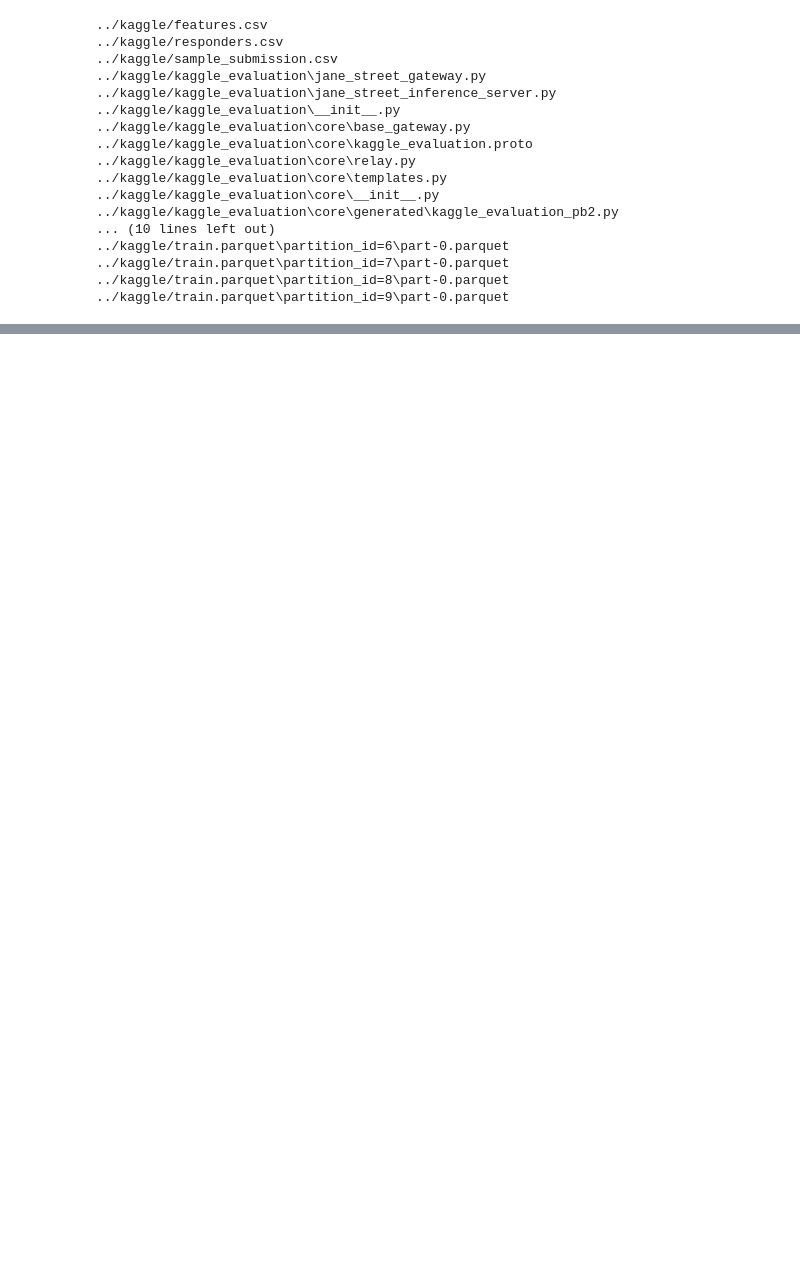
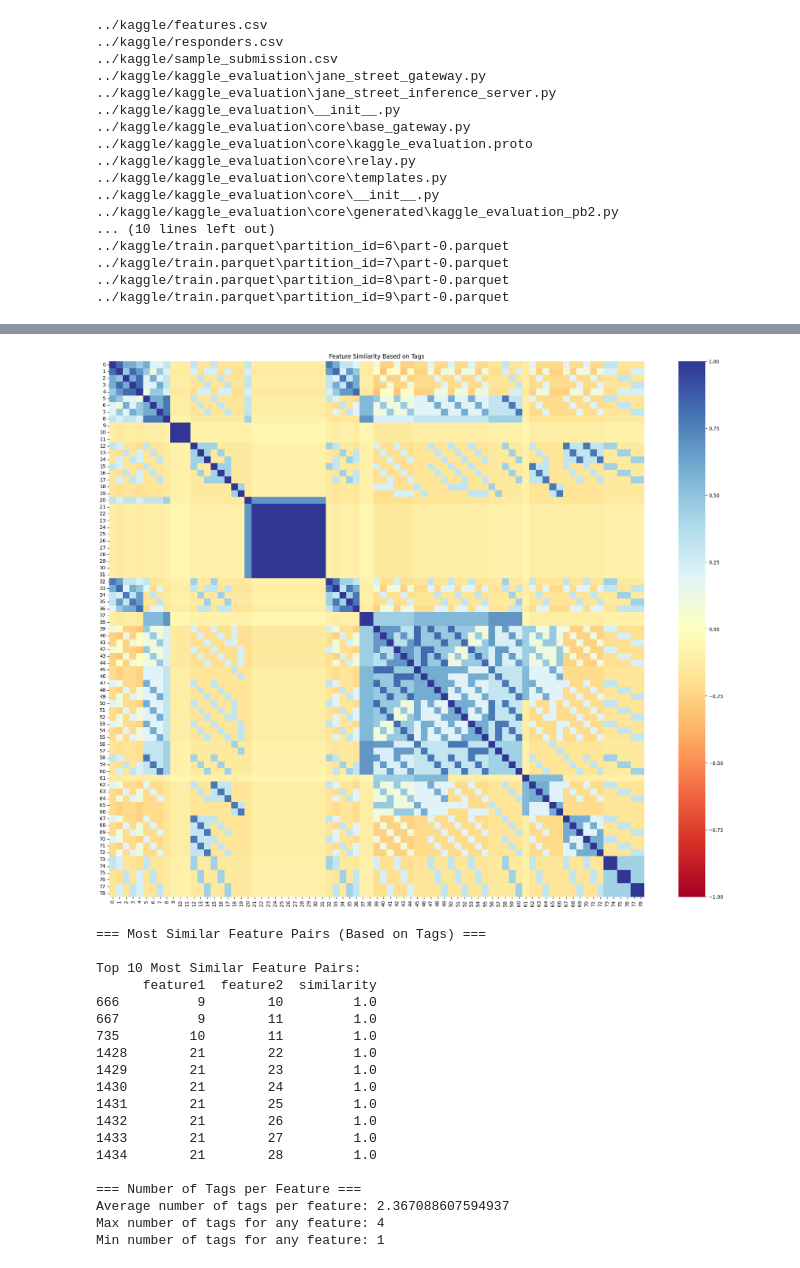
Before and after one commit to wesstone12/kaggle-1, a Jupyter notebook: 1.ipynb, the cells around one changed output, grey strips where cells are left out. Cells and saved outputs as stored; diff of their text form; code cells hidden in the pictures; blank space fills up the shorter version.

```diff
--- a/1.ipynb
+++ b/1.ipynb
@@ -43,0 +155,80 @@ shape: (5, 92)
+# %%
+import pandas as pd
+import numpy as np
+import matplotlib.pyplot as plt
+import seaborn as sns
+
+# Load features metadata
+features = pd.read_csv('../kaggle/features.csv')
+
+# Create correlation matrix based on tag patterns
+feature_matrix = features.iloc[:, 1:]  # Exclude the 'feature' column to get just the tags
+corr_matrix = feature_matrix.T.corr()  # Transpose to get correlations between features based on their tags
+
+# Create the heatmap
+plt.figure(figsize=(20, 16))
+heatmap = sns.heatmap(corr_matrix,
+                      cmap='RdYlBu',
+                      vmin=-1,
+                      vmax=1,
+                      center=0,
+                      square=True)
+plt.title('Feature Similarity Based on Tags')
+
+# Rotate labels for better readability
+plt.xticks(rotation=90)
+plt.yticks(rotation=0)
+plt.tight_layout()
+plt.show()
+
+# Find groups of highly similar features based on tags
+print("\n=== Most Similar Feature Pairs (Based on Tags) ===")
+similarities = []
+for i in range(len(corr_matrix.columns)):
+    for j in range(i+1, len(corr_matrix.columns)):
+        similarities.append({
+            'feature1': corr_matrix.columns[i],
+            'feature2': corr_matrix.columns[j],
+            'similarity': corr_matrix.iloc[i, j]
+        })
+
+similarities_df = pd.DataFrame(similarities)
+print("\nTop 10 Most Similar Feature Pairs:")
+print(similarities_df.nlargest(10, 'similarity'))
+
+# Count how many tags each feature has
+tag_counts = feature_matrix.sum(axis=1)
+print("\n=== Number of Tags per Feature ===")
+print("Average number of tags per feature:", tag_counts.mean())
+print("Max number of tags for any feature:", tag_counts.max())
+print("Min number of tags for any feature:", tag_counts.min())
+
+# Show distribution of tag counts
+plt.figure(figsize=(10, 6))
+plt.hist(tag_counts, bins=range(int(tag_counts.max())+2), align='left')
+plt.title('Distribution of Number of Tags per Feature')
+plt.xlabel('Number of Tags')
+plt.ylabel('Number of Features')
+plt.grid(True)
+plt.show()
+# %% [output]
+[figure, added]
+=== Most Similar Feature Pairs (Based on Tags) ===
+
+Top 10 Most Similar Feature Pairs:
+      feature1  feature2  similarity
+666          9        10         1.0
+667          9        11         1.0
+735         10        11         1.0
+1428        21        22         1.0
+1429        21        23         1.0
+1430        21        24         1.0
+1431        21        25         1.0
+1432        21        26         1.0
+1433        21        27         1.0
+1434        21        28         1.0
+
+=== Number of Tags per Feature ===
+Average number of tags per feature: 2.367088607594937
+Max number of tags for any feature: 4
+Min number of tags for any feature: 1
```
Also changed, not shown: parts of 6 cells of this notebook, 2 other files.
